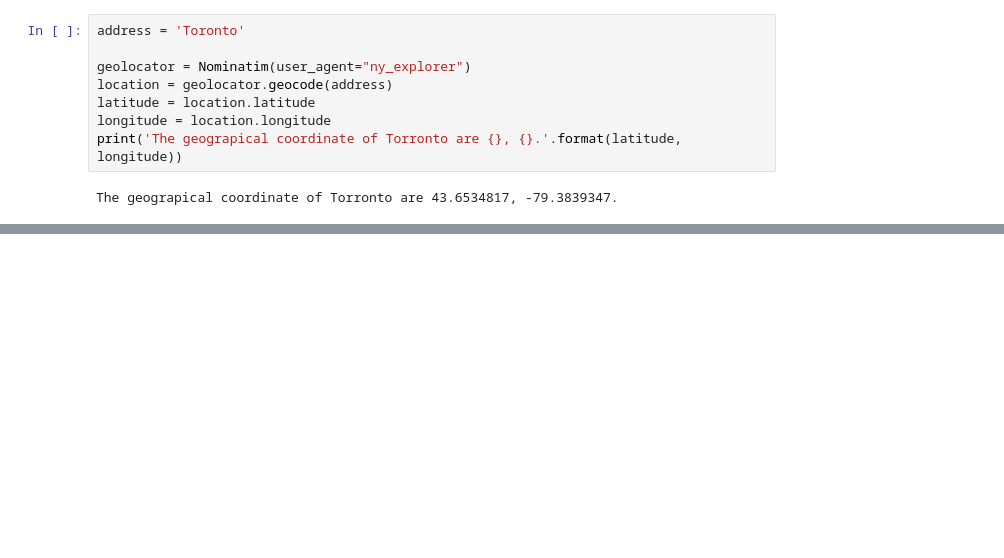
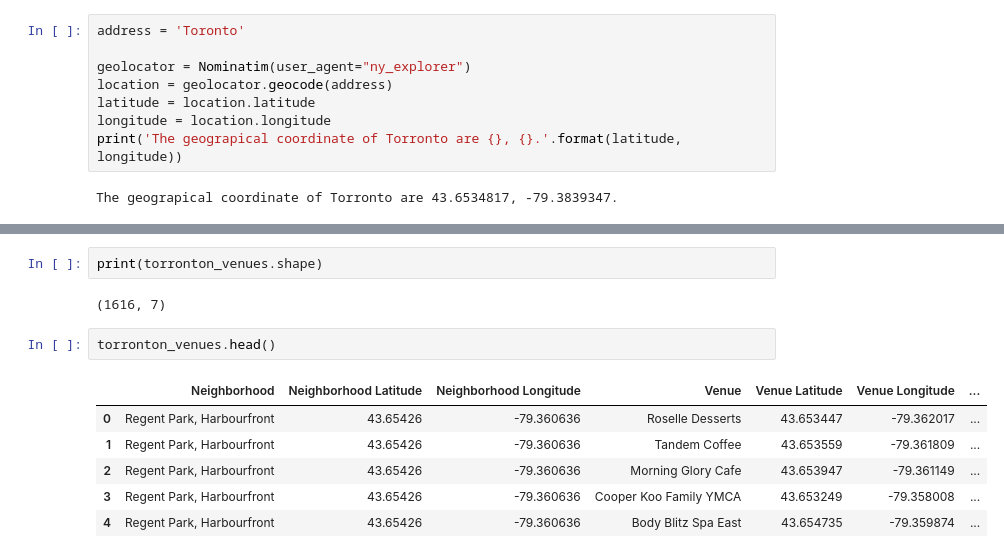
Before and after one commit to nipun-sachintha/Coursera_Capstone, a Jupyter notebook: Segmenting and Clustering Neighborhoods in Toronto.ipynb, the cells around one changed output, grey strips where cells are left out. Saved outputs shown, nothing was run; the diff lists cells and outputs as text; blank space fills up the shorter version.

```diff
--- a/Segmenting and Clustering Neighborhoods in Toronto.ipynb
+++ b/Segmenting and Clustering Neighborhoods in Toronto.ipynb
@@ -147,0 +353,13 @@ The geograpical coordinate of Torronto are 43.6534817, -79.3839347.
+# %%
+print(torronton_venues.shape)
+# %% [output]
+(1616, 7)
+# %%
+torronton_venues.head()
+# %% [output]
+|  | Neighborhood | Neighborhood Latitude | Neighborhood Longitude | Venue | Venue Latitude | Venue Longitude | ... |
+| 0 | Regent Park, Harbourfront | 43.65426 | -79.360636 | Roselle Desserts | 43.653447 | -79.362017 | ... |
+| 1 | Regent Park, Harbourfront | 43.65426 | -79.360636 | Tandem Coffee | 43.653559 | -79.361809 | ... |
+| 2 | Regent Park, Harbourfront | 43.65426 | -79.360636 | Morning Glory Cafe | 43.653947 | -79.361149 | ... |
+| 3 | Regent Park, Harbourfront | 43.65426 | -79.360636 | Cooper Koo Family YMCA | 43.653249 | -79.358008 | ... |
+| 4 | Regent Park, Harbourfront | 43.65426 | -79.360636 | Body Blitz Spa East | 43.654735 | -79.359874 | ... |
```
Also changed, not shown: parts of 22 cells of this notebook.
